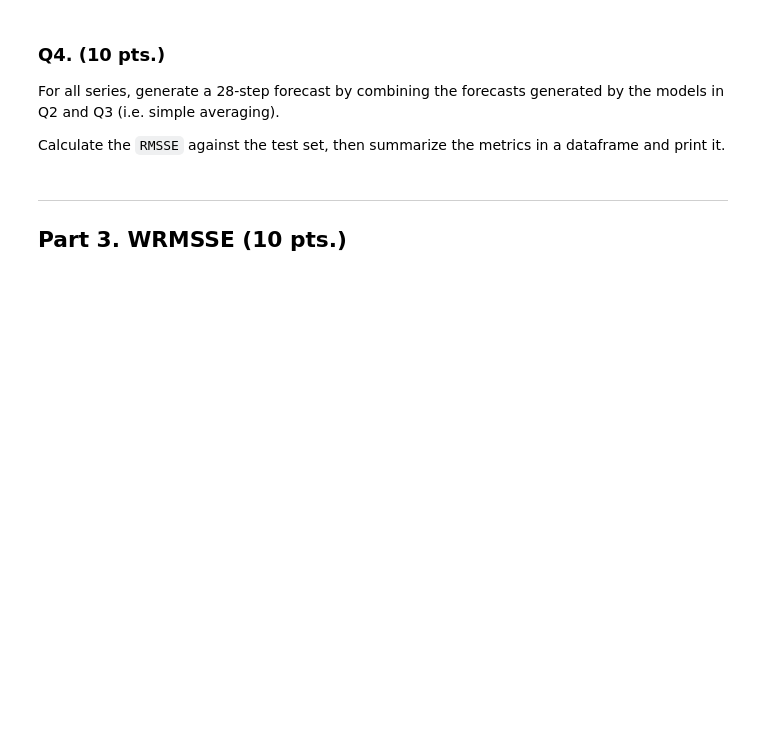
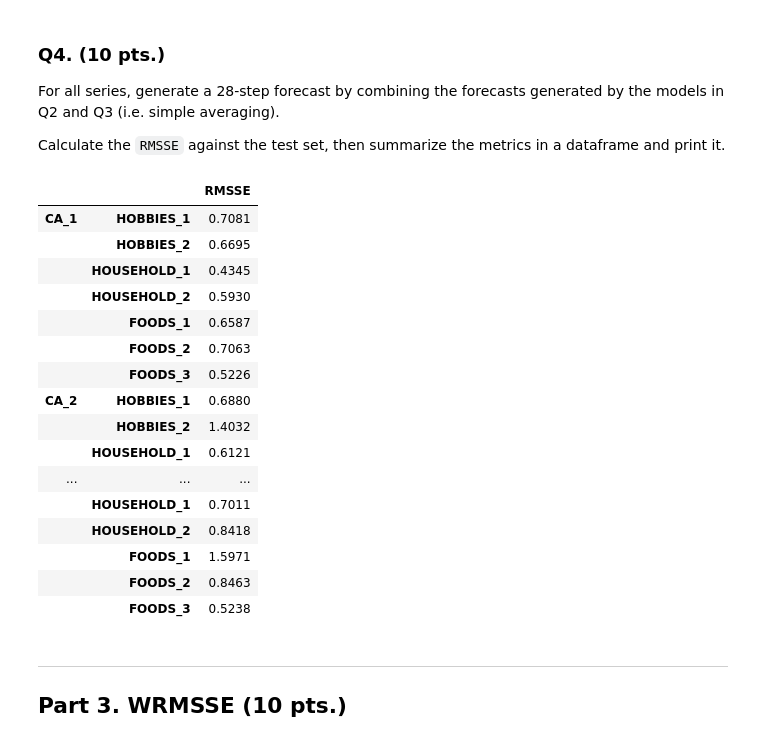
Before and after one commit to adrianemikko/tsa2021-m5, a Jupyter notebook: aaa_scratch.ipynb, the cells around one changed output. Saved outputs shown, nothing was run; the diff lists cells and outputs as text; code cells hidden in the pictures; blank space fills up the shorter version.

```diff
--- a/aaa_scratch.ipynb
+++ b/aaa_scratch.ipynb
@@ -185,7 +222,7 @@ Calculate the `RMSSE` against the test set, then summarize the metrics in a data
 # %%
 model = MultiOutputRegressor(
     lgb.LGBMRegressor(random_state=1),
-    n_jobs=1)  # Model: direct-forecasting
+    n_jobs=None)  # Model: direct-forecasting
 pred = {}
 
 for col in train_df_9:
@@ -234,3 +269,30 @@ Calculate the `RMSSE` against the test set, then summarize the metrics in a data
+# %%
+df_pred_9_combo = (df_pred_9_morlgb + df_pred_9_rrlgb) / 2
+
+df_res_9_combo = rateMyForecast(
+    train_df_9, test_df_9, df_pred_9_combo)['RMSSE']
+res["Combo(LGBMRegressor)"] = df_res_9_combo
+
+df_res_9_combo.index = pd.MultiIndex.from_tuples(df_res_9_combo.index)
+df_res_9_combo.to_frame()
+# %% [output]
+|  |  | RMSSE |
+| CA_1 | HOBBIES_1 | 0.7081 |
+|  | HOBBIES_2 | 0.6695 |
+|  | HOUSEHOLD_1 | 0.4345 |
+|  | HOUSEHOLD_2 | 0.5930 |
+|  | FOODS_1 | 0.6587 |
+|  | FOODS_2 | 0.7063 |
+|  | FOODS_3 | 0.5226 |
+| CA_2 | HOBBIES_1 | 0.6880 |
+|  | HOBBIES_2 | 1.4032 |
+|  | HOUSEHOLD_1 | 0.6121 |
+| ... | ... | ... |
+|  | HOUSEHOLD_1 | 0.7011 |
+|  | HOUSEHOLD_2 | 0.8418 |
+|  | FOODS_1 | 1.5971 |
+|  | FOODS_2 | 0.8463 |
+|  | FOODS_3 | 0.5238 |
 # %% [markdown]
 ---
 
```
Also changed, not shown: parts of 7 cells of this notebook, 3 other files.
